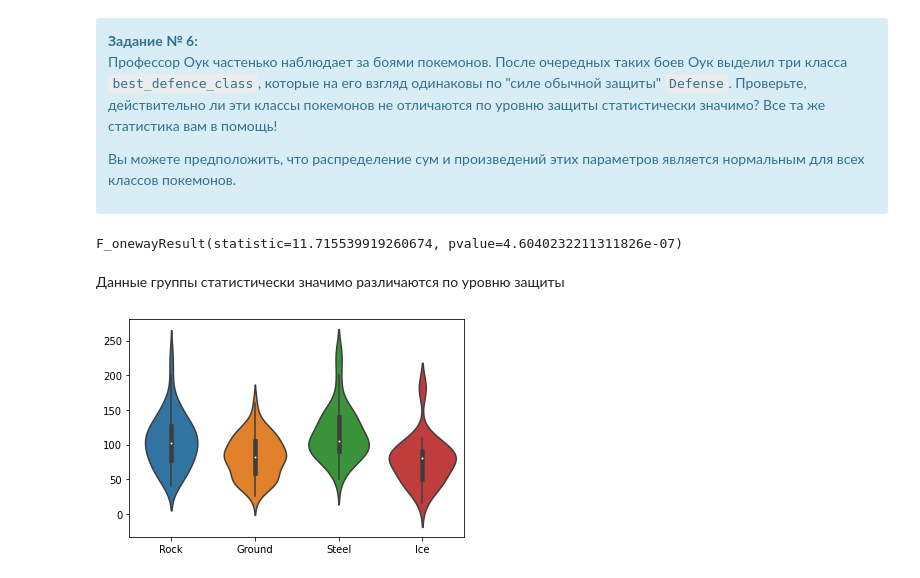
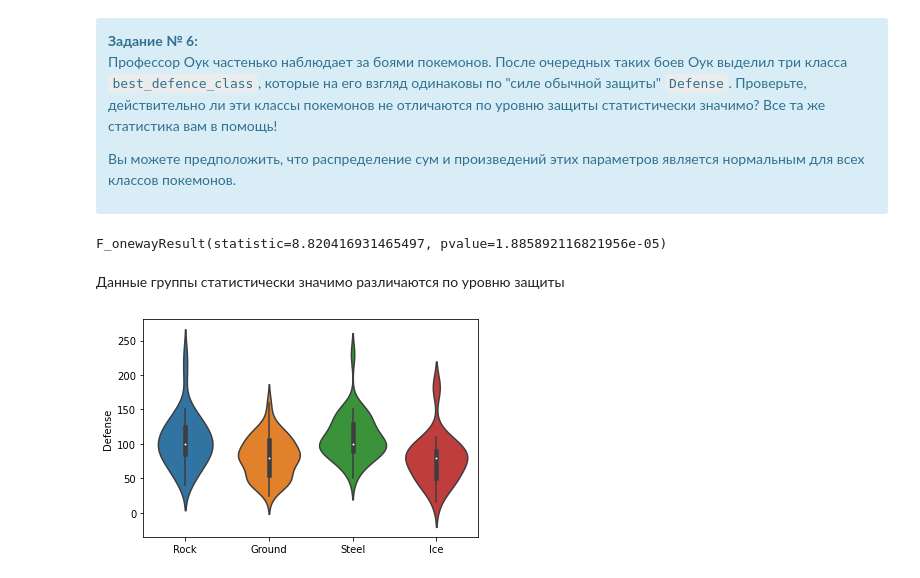
Before and after one commit to RustamFaskhutdinov/PYDP20, a Jupyter notebook: HW/AB_testing/Analysis_of_Variance.ipynb, the cells around one changed output. Cells and saved outputs as stored; diff of their text form; code cells hidden in the pictures.

```diff
--- a/HW/AB_testing/Analysis_of_Variance.ipynb
+++ b/HW/AB_testing/Analysis_of_Variance.ipynb
@@ -592,23 +566,19 @@ MannwhitneyuResult(statistic=5741.5, pvalue=1.4775262883780305e-24)
 # %%
-best_defence_class = ['Rock', 'Ground','Steel','Ice']
-
 x = {}
 for pok_class in best_defence_class:
-    x[pok_class] = pokemon[(pokemon['Class 1'] == pok_class) |
-                           (pokemon['Class 2'] == pok_class) &
+    x[pok_class] = pokemon[(pokemon['Class 1'] == pok_class) &
+                           ~(pokemon['Class 2'].isin(best_defence_class)) |
                            ~(pokemon['Class 1'].isin(best_defence_class)) &
-                           (pokemon['Class 2'].isin(best_defence_class))]['Defense'].values
-
-# best_def_pokemon = pokemon[(pokemon['Class 1'].isin(best_defence_class)) &
-#                            (pokemon['Class 2'].isin(best_defence_class))]
+                           (pokemon['Class 2'] == pok_class)]['Defense']
 # %%
 stats.f_oneway(x['Rock'], x['Ground'], x['Steel'], x['Ice'])
 # %% [output]
-F_onewayResult(statistic=11.715539919260674, pvalue=4.6040232211311826e-07)
+F_onewayResult(statistic=8.820416931465497, pvalue=1.885892116821956e-05)
 # %% [markdown]
 Данные группы статистически значимо различаются по уровню защиты
 # %%
 ax = sns.violinplot(data=[x['Rock'], x['Ground'], x['Steel'], x['Ice']])
-ax.set_xticklabels(best_defence_class);
+ax.set_xticklabels(best_defence_class)
+ax.set_ylabel('Defense');
 # %% [output]
-[figure, old version]
+[figure, new version]
```
Also changed, not shown: parts of 40 cells of this notebook.
